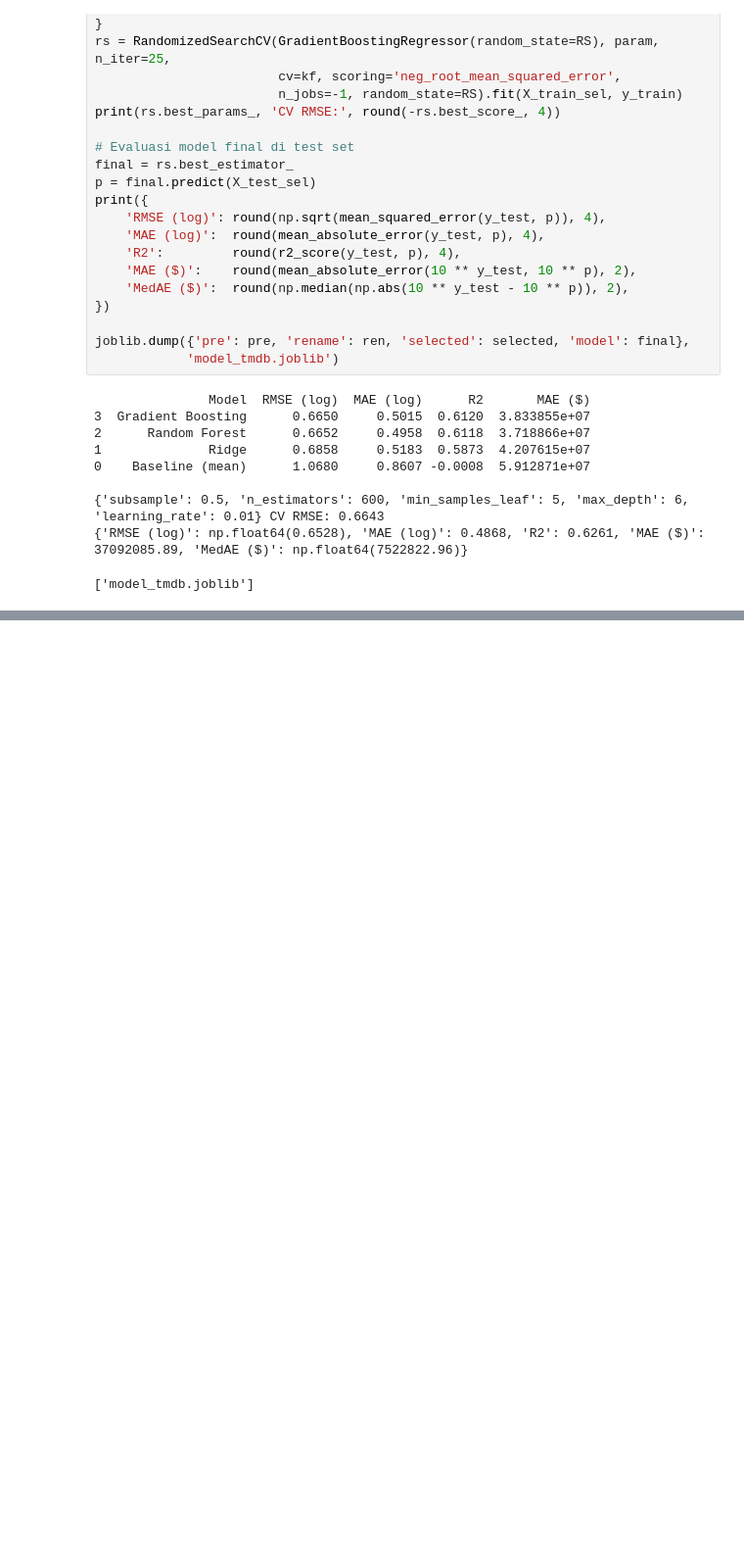
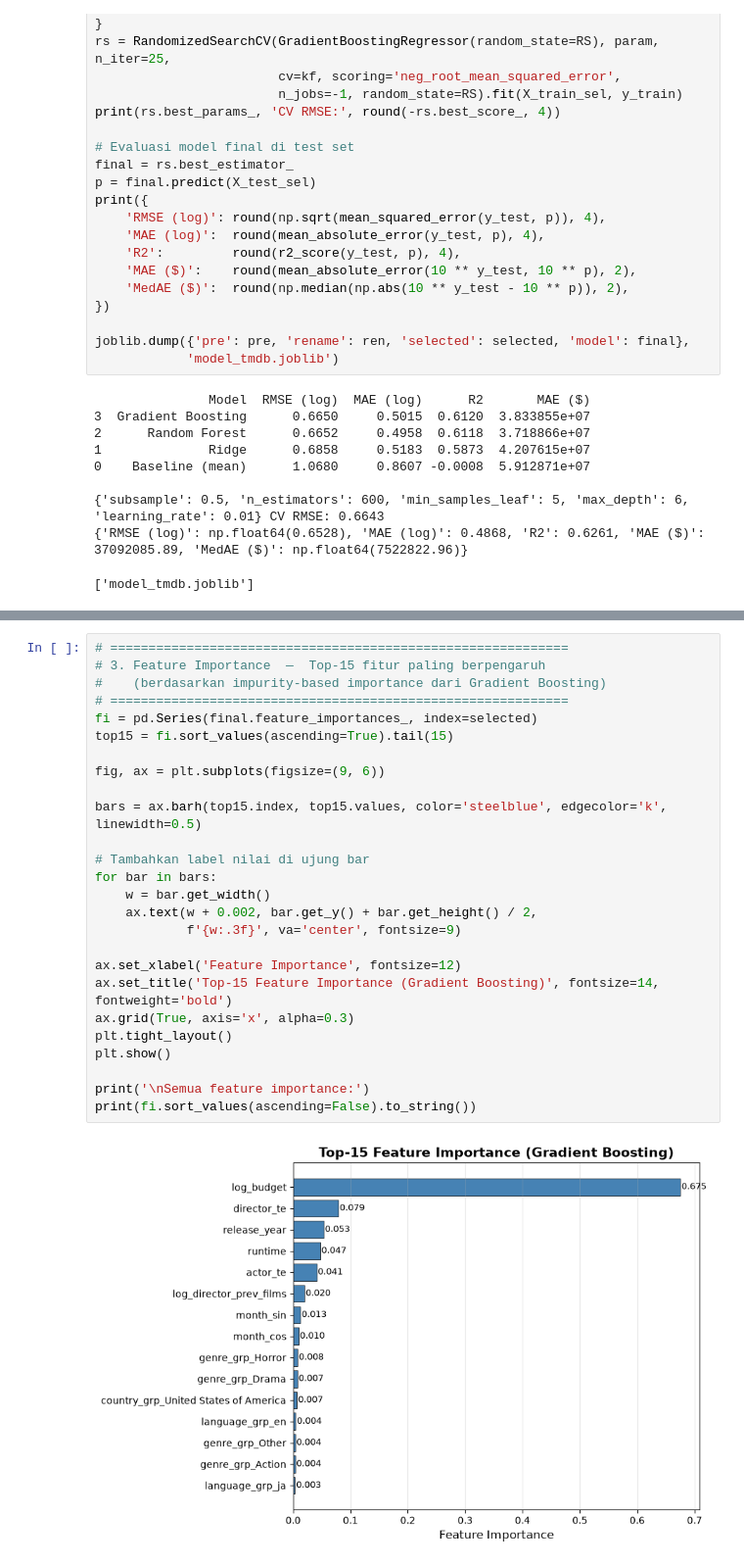
Before and after one commit to Hisyam-L/18_IF-B_PocoX3ProMasJaka, a Jupyter notebook: Modelling.ipynb, the cells around one changed output, grey strips where cells are left out. Shown at 98% size. Drawn from its saved outputs; the diff is of its cells as text; blank space fills up the shorter version.

```diff
--- a/Modelling.ipynb
+++ b/Modelling.ipynb
@@ -283,0 +347,28 @@ joblib.dump({'pre': pre, 'rename': ren, 'selected': selected, 'model': final},
+# %%
+# ============================================================
+# 3. Feature Importance  —  Top-15 fitur paling berpengaruh
+#    (berdasarkan impurity-based importance dari Gradient Boosting)
+# ============================================================
+fi = pd.Series(final.feature_importances_, index=selected)
+top15 = fi.sort_values(ascending=True).tail(15)
+
+fig, ax = plt.subplots(figsize=(9, 6))
+
+bars = ax.barh(top15.index, top15.values, color='steelblue', edgecolor='k', linewidth=0.5)
+
+# Tambahkan label nilai di ujung bar
+for bar in bars:
+    w = bar.get_width()
+    ax.text(w + 0.002, bar.get_y() + bar.get_height() / 2,
+            f'{w:.3f}', va='center', fontsize=9)
+
+ax.set_xlabel('Feature Importance', fontsize=12)
+ax.set_title('Top-15 Feature Importance (Gradient Boosting)', fontsize=14, fontweight='bold')
+ax.grid(True, axis='x', alpha=0.3)
+plt.tight_layout()
+plt.show()
+
+print('\nSemua feature importance:')
+print(fi.sort_values(ascending=False).to_string())
+# %% [output]
+[figure, added]
```
Also changed, not shown: parts of 5 cells of this notebook.
